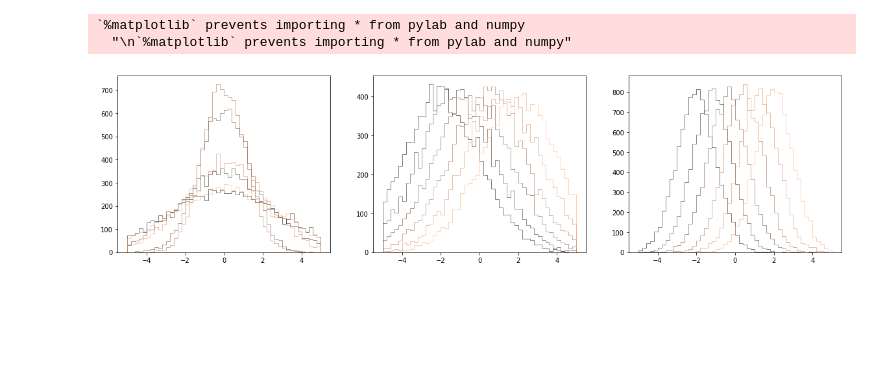
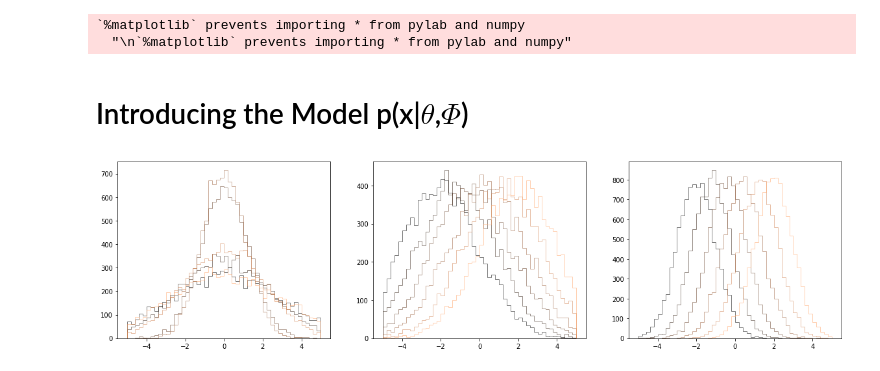
Before and after one commit to cranmer/active_sciencing, a Jupyter notebook: clean/active_gaussian.ipynb, the cells around one changed output. Saved outputs shown, nothing was run; the diff lists cells and outputs as text; code cells hidden in the pictures; blank space fills up the shorter version.

```diff
--- a/clean/active_gaussian.ipynb
+++ b/clean/active_gaussian.ipynb
@@ -15,22 +15,24 @@ PHI_RANGE     = [0,6]
 THETA_RANGE   = [-2,2]
 DATA_RANGE    = [-5,5]
 THE_SIMULATOR = gaussian.simulator
+# %% [markdown]
+# Introducing the Model p(x|$\theta$,$\Phi$)
 # %%
 cm = plt.get_cmap('copper')
 fig,axarr = plt.subplots(1,3)
 fig.set_size_inches(20,5)
 bins = np.linspace(*DATA_RANGE, num = 51)
 
 nsteps_phi, theta_nom = 6, 0
 for i,phi in enumerate(np.linspace(*PHI_RANGE,num = nsteps_phi)):
     _=axarr[0].hist(THE_SIMULATOR(theta_nom,phi,10000), bins = bins, color = cm(i/float(nsteps_phi)), alpha = 0.5, histtype='step')
 
-nsteps_theta, phi_nom = 6, 3.141/2.
+nsteps_theta, phi_nom = 6, math.pi/2.
 for i,theta in enumerate(np.linspace(*THETA_RANGE,num = nsteps_theta)):
     _=axarr[1].hist(THE_SIMULATOR(theta,phi_nom,10000), bins = bins, color = cm(i/float(nsteps_phi)), alpha = 0.5, histtype='step')
 
-nsteps_theta, phi_nom = 6, 3.141
+nsteps_theta, phi_nom = 6, math.pi
 for i,theta in enumerate(np.linspace(*THETA_RANGE,num = nsteps_theta)):
     _=axarr[2].hist(THE_SIMULATOR(theta,phi_nom,10000), bins = bins, color = cm(i/float(nsteps_phi)), alpha = 0.5, histtype='step')
 # %% [output]
-[figure, old version]
+[figure, new version]
```
Also changed, not shown: parts of 7 cells of this notebook, 6 other files.
